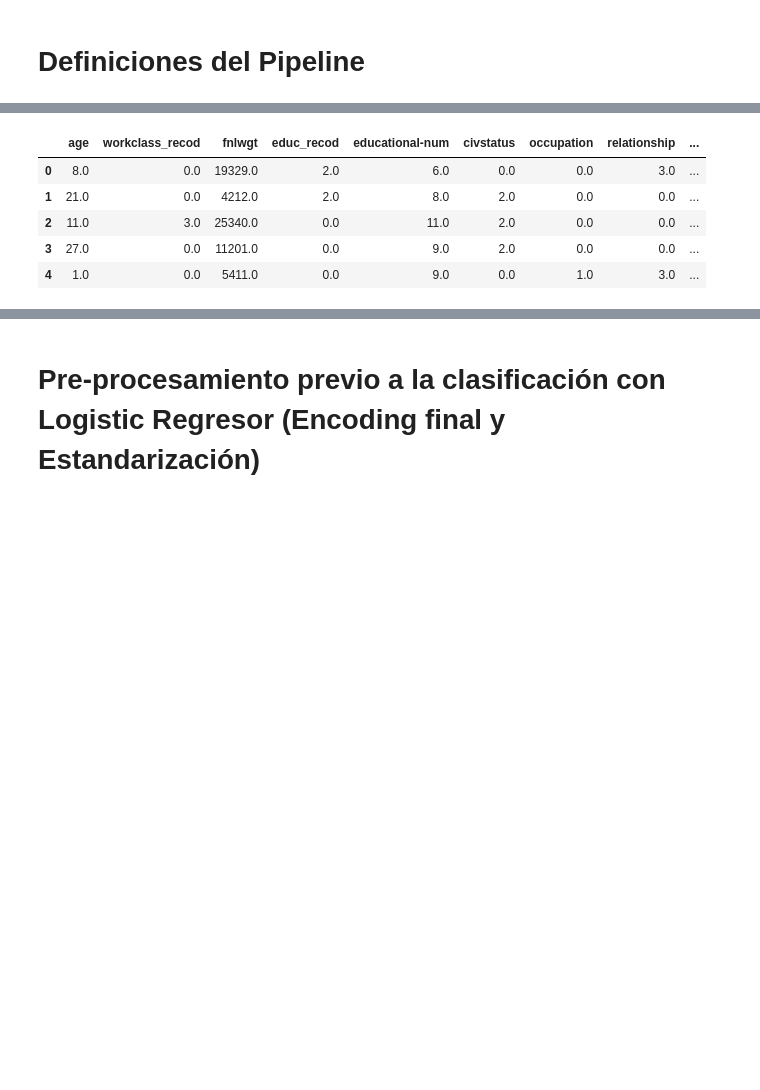
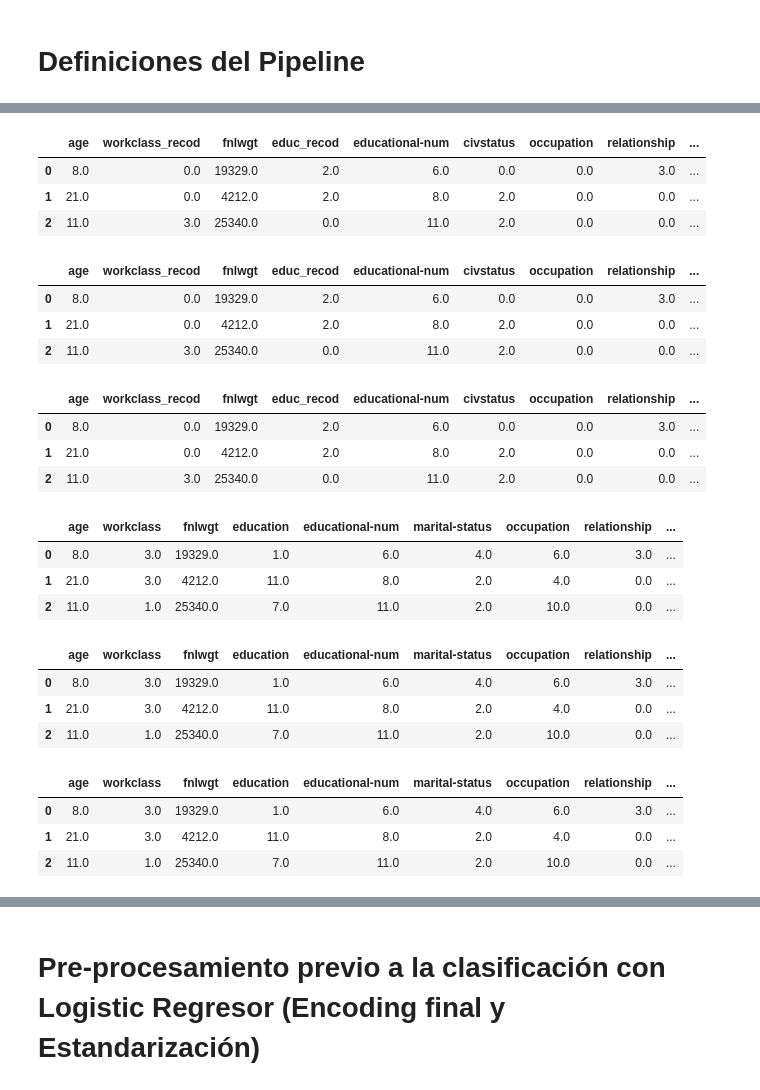
Before and after one commit to tomaspemora/desafio-latam-tareas-BA-TP, a Jupyter notebook: fundamentos_data_science/Prueba/desafio_1.ipynb, the cells around one changed output, grey strips where cells are left out. Saved outputs shown, nothing was run; the diff lists cells and outputs as text; code cells hidden in the pictures; blank space fills up the shorter version.

```diff
--- a/fundamentos_data_science/Prueba/desafio_1.ipynb
+++ b/fundamentos_data_science/Prueba/desafio_1.ipynb
@@ -188,7 +218,7 @@ recoding_classes = {
     }
 }
 
-# cat_variables, num_variables = hp.get_type_vars(X)
+X_initial = X.copy()
 for variable in recoding_classes.keys():
     for class_name in recoding_classes[variable].keys():
         X[variable].mask(X[variable].isin(recoding_classes[variable][class_name]), class_name, inplace=True)
@@ -213,3 +239,7 @@ X.replace('?', np.nan, inplace=True)
+# %%
+# Setear los valores '?' como nan en el dataframe. La inspección en la base indica que solo los valores '?' representan datos perdidos.
+X.replace('?', np.nan, inplace=True)
+X_initial.replace('?', np.nan, inplace=True)
 # %% [markdown]
 # Definiciones del Pipeline
 # %%
@@ -277,12 +276,0 @@ df_imp_simple.head()
-# %%
-# Imputación con K-NearestNeighbourImputer de variables encodeadas con OrdinalEncoder
-imputed_features = knn_imputer.fit_transform(df_enc.copy())
-df_imp_knn = pd.DataFrame(imputed_features, index=X.index, columns=X.columns)
-df_imp_knn.head()
-# %% [output]
-|  | age | workclass_recod | fnlwgt | educ_recod | educational-num | civstatus | occupation | relationship | ... |
-| 0 | 8.0 | 0.0 | 19329.0 | 2.0 | 6.0 | 0.0 | 0.0 | 3.0 | ... |
-| 1 | 21.0 | 0.0 | 4212.0 | 2.0 | 8.0 | 2.0 | 0.0 | 0.0 | ... |
-| 2 | 11.0 | 3.0 | 25340.0 | 0.0 | 11.0 | 2.0 | 0.0 | 0.0 | ... |
-| 3 | 27.0 | 0.0 | 11201.0 | 0.0 | 9.0 | 2.0 | 0.0 | 0.0 | ... |
-| 4 | 1.0 | 0.0 | 5411.0 | 0.0 | 9.0 | 0.0 | 1.0 | 3.0 | ... |
@@ -293,2 +277,59 @@ df_imp_knn_or    = pd.DataFrame(oe.inverse_transform(df_imp_knn)   , index=X.ind
+# %%
+def enc_imp_denc(X):
+    ### ENCODING ###
+    # Encodeo de variables categoricas usando OrdinalEncoder. Este encodeo se hace para poder utilizar los imputadores como KNNImputer.
+    encoded_features = oe.fit_transform(X.copy())
+    df_enc = pd.DataFrame(encoded_features, index=X.index, columns=X.columns)
+    display(df_enc.head(3))
+    # Diccionario que relaciona las categorias reales con las categorias encodeadas. Se usará para restaurar los nombres de categorías originales.
+    encoding = oe.categories_   # categorias encodeadas
+    cat_variables, _ = hp.get_type_vars(X)
+    encoding_full = {feature_name: hp.encoding_feature(encoding[feature_pos]) for feature_name,feature_pos in zip(df.columns, range(len(df.columns))) if feature_name in cat_variables}
+    # hp.pretty(encoding_full)
+
+    ### IMPUTATION ###
+    # Imputación con SimpleImputer de variables encodeadas con OrdinalEncoder
+    imputed_features_simple = si.fit_transform(df_enc.copy())
+    df_imp_simple = pd.DataFrame(imputed_features_simple, index=X.index, columns=X.columns)
+    display(df_imp_simple.head(3))
+    # Imputación con K-NearestNeighbourImputer de variables encodeadas con OrdinalEncoder
+    imputed_features = knn_imputer.fit_transform(df_enc.copy())
+    df_imp_knn = pd.DataFrame(imputed_features, index=X.index, columns=X.columns)
+    display(df_imp_knn.head(3))
+
+    ### DE-ENCODING ###
+    # Una vez imputadas, las variables categoricas se restauran en sus valores originales.
+    df_imp_simple_or = pd.DataFrame(oe.inverse_transform(df_imp_simple), index=X.index, columns=X.columns).convert_dtypes(infer_objects=True, convert_string=False, convert_integer=True, convert_boolean=True, convert_floating=True)
+    df_imp_knn_or    = pd.DataFrame(oe.inverse_transform(df_imp_knn)   , index=X.index, columns=X.columns).convert_dtypes(infer_objects=True, convert_string=False, convert_integer=True, convert_boolean=True, convert_floating=True)
+
+    return df_imp_simple_or, df_imp_knn_or, encoding_full
+
+df_imp_simple_or, df_imp_knn_or, encoding_full = enc_imp_denc(X)
+df_imp_simple_or_initial, df_imp_knn_or_initial, encoding_full_initial = enc_imp_denc(X_initial)
+# %% [output]
+|  | age | workclass_recod | fnlwgt | educ_recod | educational-num | civstatus | occupation | relationship | ... |
+| 0 | 8.0 | 0.0 | 19329.0 | 2.0 | 6.0 | 0.0 | 0.0 | 3.0 | ... |
+| 1 | 21.0 | 0.0 | 4212.0 | 2.0 | 8.0 | 2.0 | 0.0 | 0.0 | ... |
+| 2 | 11.0 | 3.0 | 25340.0 | 0.0 | 11.0 | 2.0 | 0.0 | 0.0 | ... |
+|  | age | workclass_recod | fnlwgt | educ_recod | educational-num | civstatus | occupation | relationship | ... |
+| 0 | 8.0 | 0.0 | 19329.0 | 2.0 | 6.0 | 0.0 | 0.0 | 3.0 | ... |
+| 1 | 21.0 | 0.0 | 4212.0 | 2.0 | 8.0 | 2.0 | 0.0 | 0.0 | ... |
+| 2 | 11.0 | 3.0 | 25340.0 | 0.0 | 11.0 | 2.0 | 0.0 | 0.0 | ... |
+|  | age | workclass_recod | fnlwgt | educ_recod | educational-num | civstatus | occupation | relationship | ... |
+| 0 | 8.0 | 0.0 | 19329.0 | 2.0 | 6.0 | 0.0 | 0.0 | 3.0 | ... |
+| 1 | 21.0 | 0.0 | 4212.0 | 2.0 | 8.0 | 2.0 | 0.0 | 0.0 | ... |
+| 2 | 11.0 | 3.0 | 25340.0 | 0.0 | 11.0 | 2.0 | 0.0 | 0.0 | ... |
+|  | age | workclass | fnlwgt | education | educational-num | marital-status | occupation | relationship | ... |
+| 0 | 8.0 | 3.0 | 19329.0 | 1.0 | 6.0 | 4.0 | 6.0 | 3.0 | ... |
+| 1 | 21.0 | 3.0 | 4212.0 | 11.0 | 8.0 | 2.0 | 4.0 | 0.0 | ... |
+| 2 | 11.0 | 1.0 | 25340.0 | 7.0 | 11.0 | 2.0 | 10.0 | 0.0 | ... |
+|  | age | workclass | fnlwgt | education | educational-num | marital-status | occupation | relationship | ... |
+| 0 | 8.0 | 3.0 | 19329.0 | 1.0 | 6.0 | 4.0 | 6.0 | 3.0 | ... |
+| 1 | 21.0 | 3.0 | 4212.0 | 11.0 | 8.0 | 2.0 | 4.0 | 0.0 | ... |
+| 2 | 11.0 | 1.0 | 25340.0 | 7.0 | 11.0 | 2.0 | 10.0 | 0.0 | ... |
+|  | age | workclass | fnlwgt | education | educational-num | marital-status | occupation | relationship | ... |
+| 0 | 8.0 | 3.0 | 19329.0 | 1.0 | 6.0 | 4.0 | 6.0 | 3.0 | ... |
+| 1 | 21.0 | 3.0 | 4212.0 | 11.0 | 8.0 | 2.0 | 4.0 | 0.0 | ... |
+| 2 | 11.0 | 1.0 | 25340.0 | 7.0 | 11.0 | 2.0 | 10.0 | 0.0 | ... |
 # %%
 # Acá se despliega información sobre como quedaron las variables después de la imputación y encodeo.
```
Also changed, not shown: parts of 20 cells of this notebook, 1 other file.
